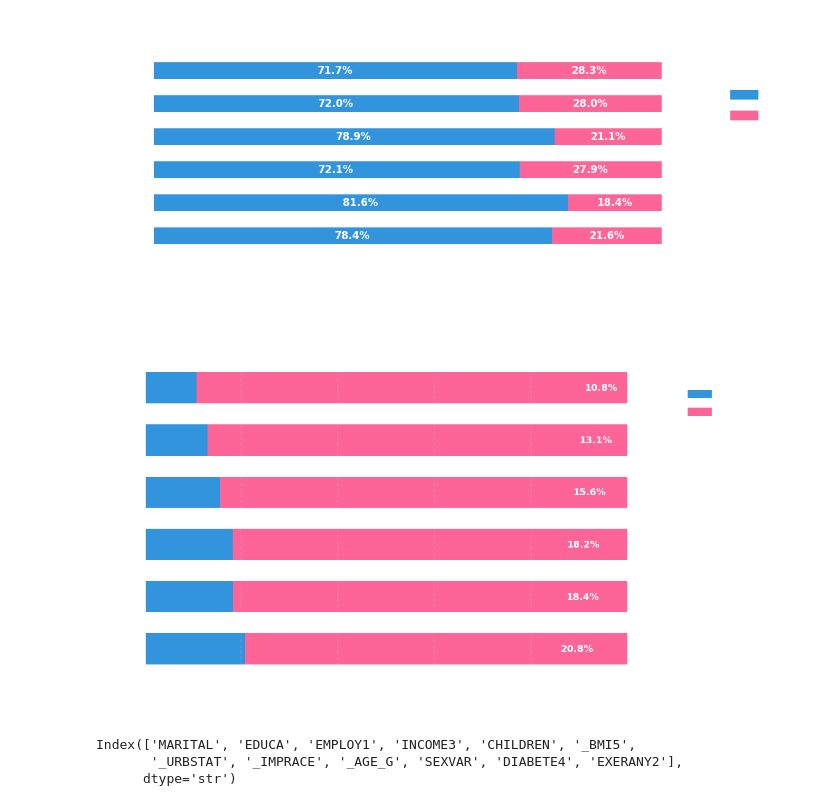
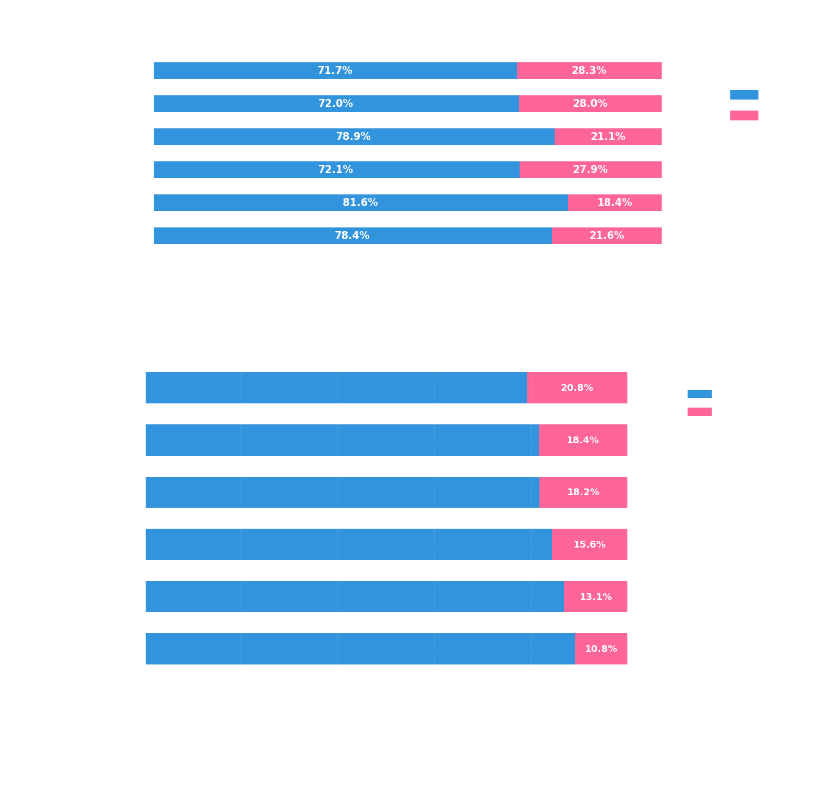
Before and after one commit to yukienjoyer7/Diabetes-Early-Diagnosis-BRFSS-2024, a Jupyter notebook: EDA_Demographics_Dion.ipynb, the cells around one changed output. Drawn from its saved outputs; the diff is of its cells as text; code cells hidden in the pictures; blank space fills up the shorter version.

```diff
--- a/EDA_Demographics_Dion.ipynb
+++ b/EDA_Demographics_Dion.ipynb
@@ -948,39 +948,33 @@ senior_age = ['55-64', ' 65+']
 
 df_race_age['AGE_BIN'] = df_race_age['_AGE_G'].apply(
     lambda x: 'Senior (55+)' if x in senior_age else 'Under 55'
 )
 
 dist_age_bin = pd.crosstab(df_race_age['_IMPRACE'], df_race_age['AGE_BIN'], normalize='index') * 100
-dist_age_bin = dist_age_bin.sort_values('Senior (55+)', ascending=False)
+dist_age_bin = dist_age_bin[['Under 55', 'Senior (55+)']]
+dist_age_bin = dist_age_bin.sort_values('Senior (55+)', ascending=True)
 
 fig, ax = plt.subplots(figsize=(14, 8))
 
 dist_age_bin.plot(kind='barh', stacked=True, ax=ax, color=neon_colors[[3,1]], width=0.6)
 
 for i, (race, row) in enumerate(dist_age_bin.iterrows()):
     val = row['Senior (55+)']
-    # Letakkan teks di tengah-tengah bar Senior
     ax.text(100 - (val/2), i, f'{val:.1f}%',
             va='center', ha='center', color='#FFFFFF', fontweight='bold', fontsize=13)
 
 plt.title('Disparitas Usia: Proporsi Populasi Berisiko Tinggi (55+) per Ras',
           fontsize=18, weight='bold', color='#FFFFFF', pad=35)
 plt.xlabel('Proporsi Populasi (%)', fontsize=12, weight='bold', color='#FFFFFF', labelpad=15)
 plt.ylabel('')
 
 plt.legend(title='Kelompok Usia', bbox_to_anchor=(1.05, 1), loc='upper left',
            facecolor='none', edgecolor='#FFFFFF', labelcolor='#FFFFFF')
 
 ax.grid(True, axis='x', color='#FFFFFF', alpha=0.1, linestyle='--')
 
 plt.tight_layout()
 plt.savefig('./outputs/deepdive/deepdive_race_age_binary_55.png', transparent=True, dpi=300, bbox_inches='tight')
 plt.show()
 # %% [output]
-[figure, old version]
+[figure, new version]
-# %%
-df_eda.columns
-# %% [output]
-Index(['MARITAL', 'EDUCA', 'EMPLOY1', 'INCOME3', 'CHILDREN', '_BMI5',
-       '_URBSTAT', '_IMPRACE', '_AGE_G', 'SEXVAR', 'DIABETE4', 'EXERANY2'],
-      dtype='str')
```
Also changed, not shown: parts of 2 cells of this notebook, 5 other files.
